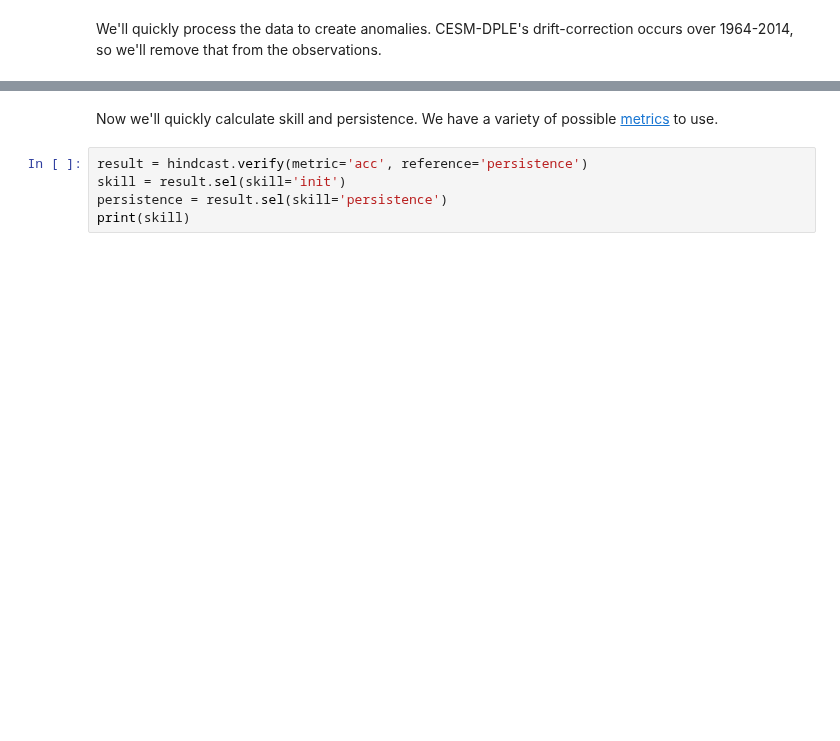
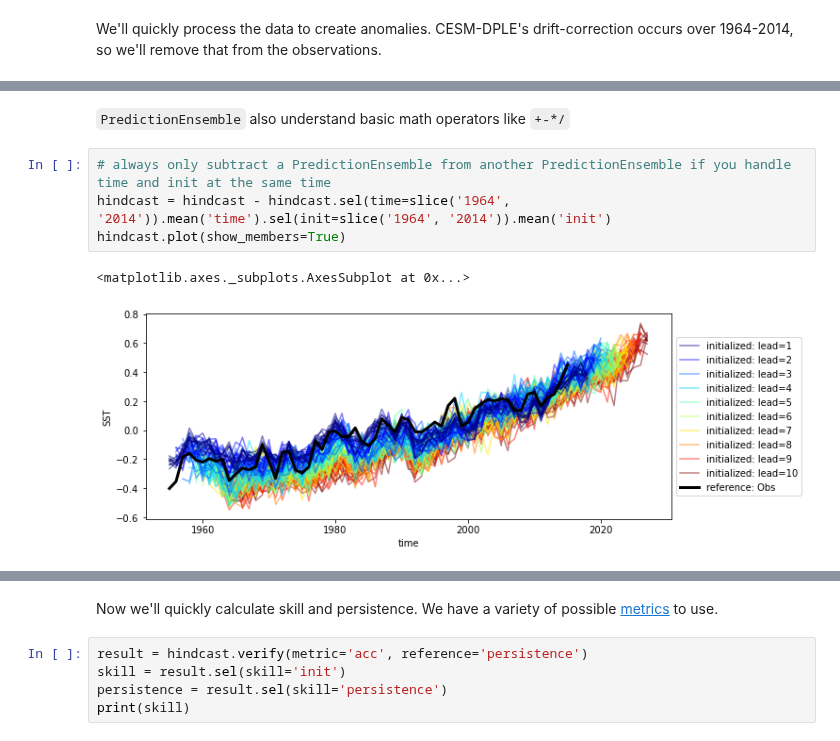
Before and after one commit to pangeo-data/climpred, a Jupyter notebook: docs/source/quick-start.ipynb, the cells around one changed output, grey strips where cells are left out. Drawn from its saved outputs; the diff is of its cells as text; blank space fills up the shorter version.

```diff
--- a/docs/source/quick-start.ipynb
+++ b/docs/source/quick-start.ipynb
@@ -85,0 +72,9 @@ Uninitialized:
+# %% [markdown]
+`PredictionEnsemble` also understand basic math operators like `+-*/`
+# %%
+# always only subtract a PredictionEnsemble from another PredictionEnsemble if you handle time and init at the same time
+hindcast = hindcast - hindcast.sel(time=slice('1964', '2014')).mean('time').sel(init=slice('1964', '2014')).mean('init')
+hindcast.plot(show_members=True)
+# %% [output]
+<matplotlib.axes._subplots.AxesSubplot at 0x...>
+[figure, added]
```
Also changed, not shown: parts of 17 cells of this notebook.
